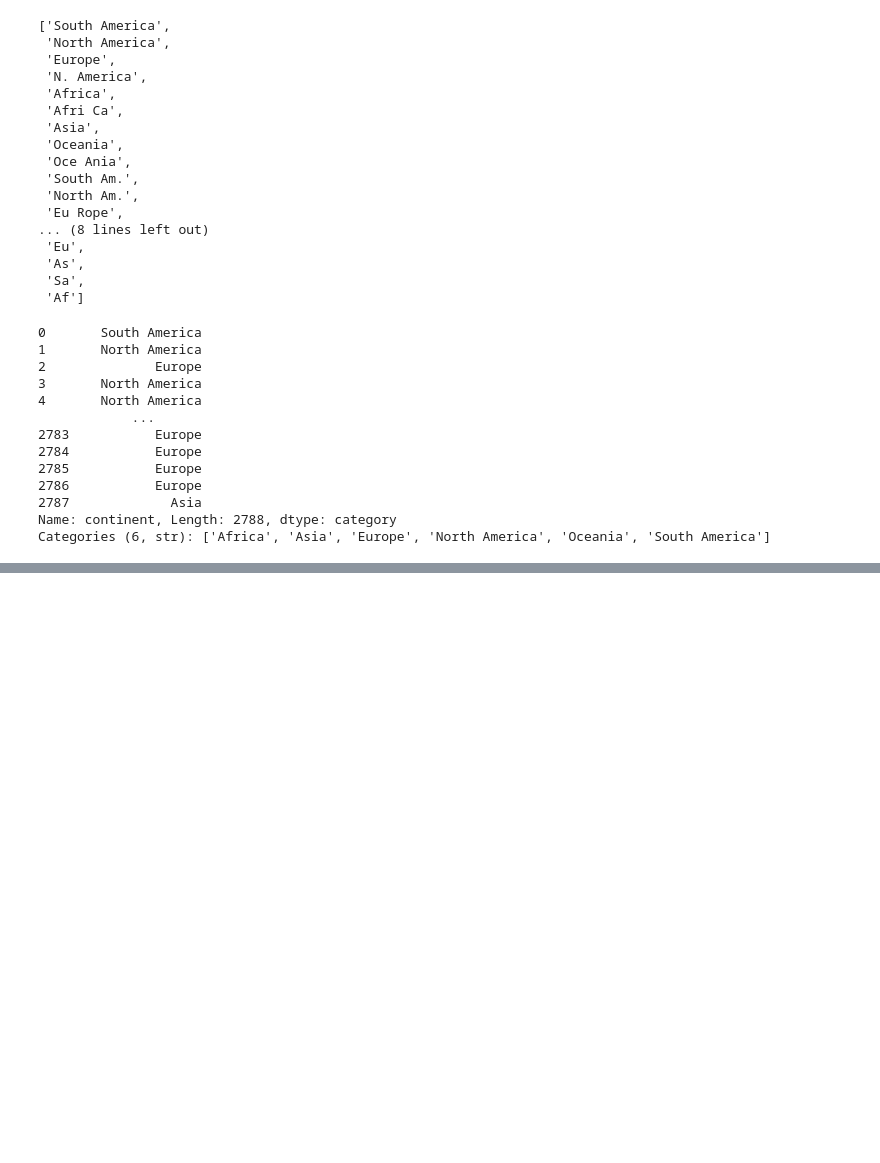
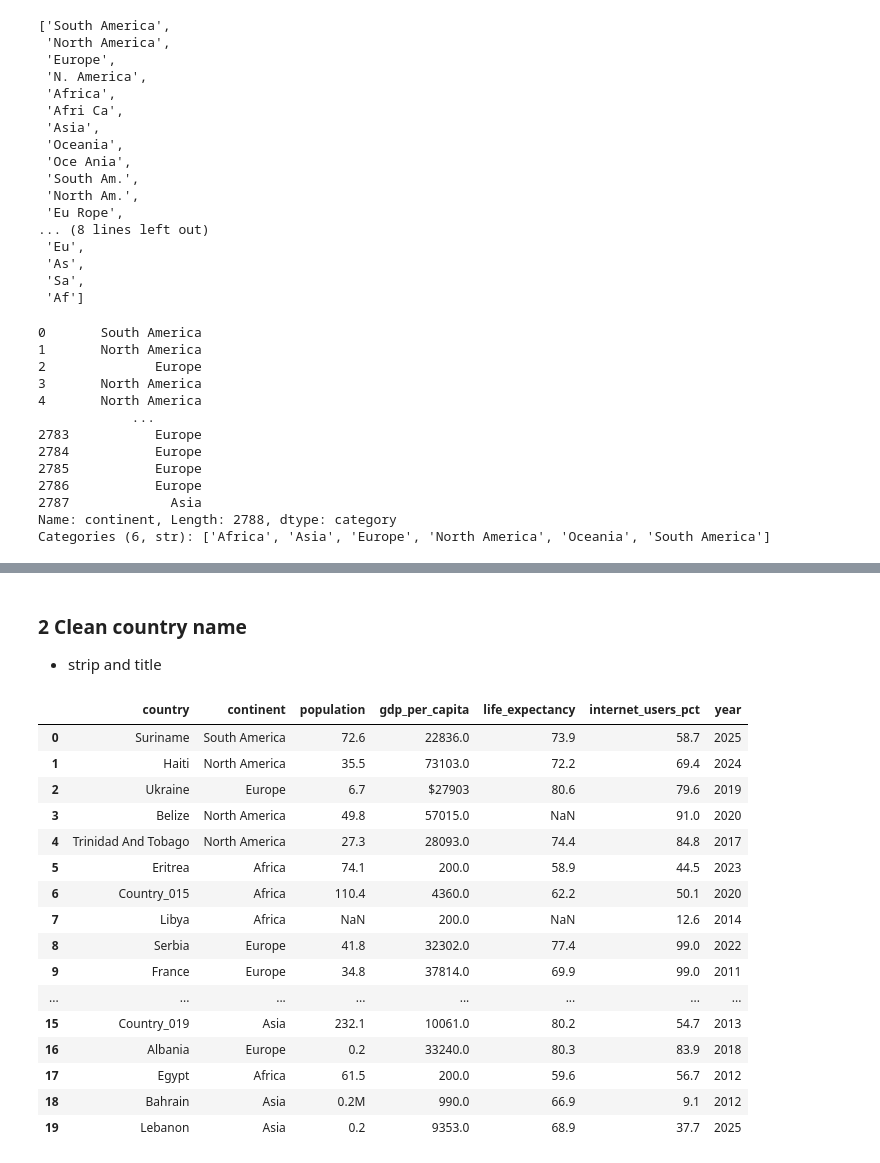
Before and after one commit to marshaale/learn-pandas, a Jupyter notebook: countries_data_cleaner.ipynb, the cells around one changed output, grey strips where cells are left out. Drawn from its saved outputs; the diff is of its cells as text; code cells hidden in the pictures; blank space fills up the shorter version.

```diff
--- a/countries_data_cleaner.ipynb
+++ b/countries_data_cleaner.ipynb
@@ -184,0 +205,24 @@ Categories (6, str): ['Africa', 'Asia', 'Europe', 'North America', 'Oceania', 'S
+# %% [markdown]
+### 2 Clean country name
+- strip and title
+# %%
+strip_and_title('country')
+df.head(20)
+# %% [output]
+|  | country | continent | population | gdp_per_capita | life_expectancy | internet_users_pct | year |
+| 0 | Suriname | South America | 72.6 | 22836.0 | 73.9 | 58.7 | 2025 |
+| 1 | Haiti | North America | 35.5 | 73103.0 | 72.2 | 69.4 | 2024 |
+| 2 | Ukraine | Europe | 6.7 | $27903 | 80.6 | 79.6 | 2019 |
+| 3 | Belize | North America | 49.8 | 57015.0 | NaN | 91.0 | 2020 |
+| 4 | Trinidad And Tobago | North America | 27.3 | 28093.0 | 74.4 | 84.8 | 2017 |
+| 5 | Eritrea | Africa | 74.1 | 200.0 | 58.9 | 44.5 | 2023 |
+| 6 | Country_015 | Africa | 110.4 | 4360.0 | 62.2 | 50.1 | 2020 |
+| 7 | Libya | Africa | NaN | 200.0 | NaN | 12.6 | 2014 |
+| 8 | Serbia | Europe | 41.8 | 32302.0 | 77.4 | 99.0 | 2022 |
+| 9 | France | Europe | 34.8 | 37814.0 | 69.9 | 99.0 | 2011 |
+| ... | ... | ... | ... | ... | ... | ... | ... |
+| 15 | Country_019 | Asia | 232.1 | 10061.0 | 80.2 | 54.7 | 2013 |
+| 16 | Albania | Europe | 0.2 | 33240.0 | 80.3 | 83.9 | 2018 |
+| 17 | Egypt | Africa | 61.5 | 200.0 | 59.6 | 56.7 | 2012 |
+| 18 | Bahrain | Asia | 0.2M | 990.0 | 66.9 | 9.1 | 2012 |
+| 19 | Lebanon | Asia | 0.2 | 9353.0 | 68.9 | 37.7 | 2025 |
```
Also changed, not shown: parts of 1 cell of this notebook.
